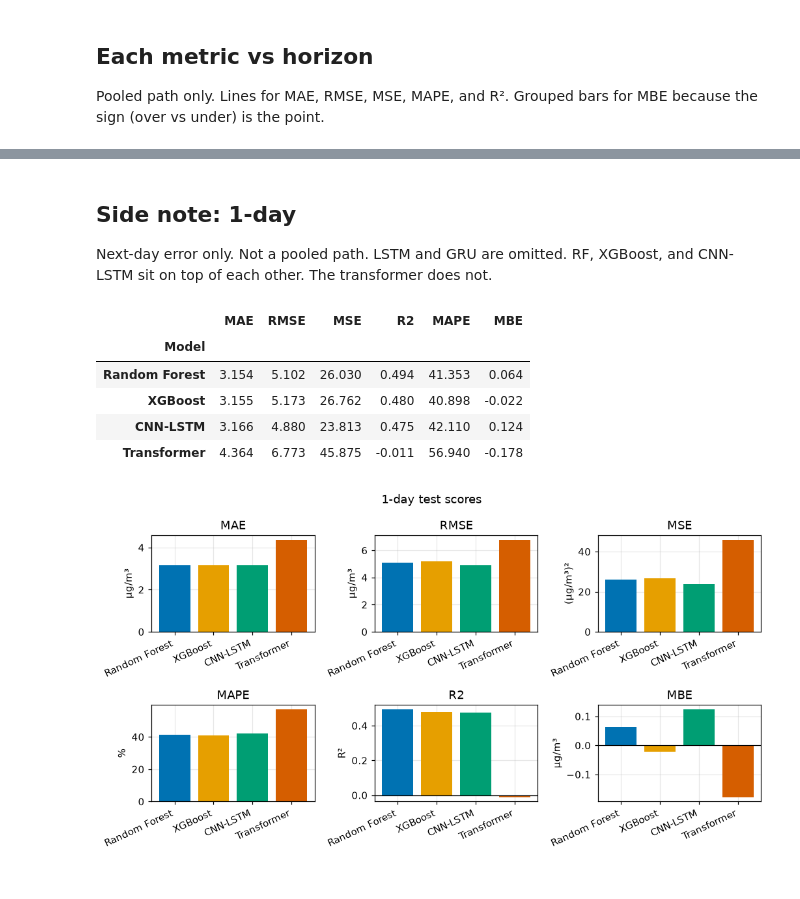
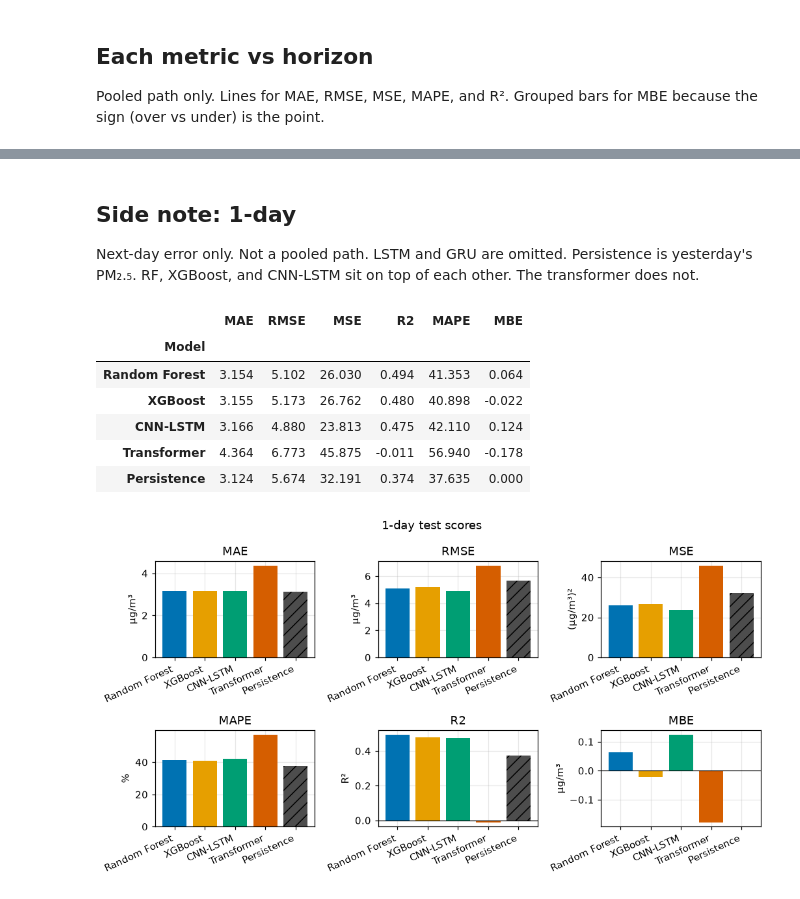
Before and after one commit to Masters-Paper-Forecasting/code, a Jupyter notebook: model_training/pooled_path_comparison_plots.ipynb, the cells around one changed output, grey strips where cells are left out. Drawn from its saved outputs; the diff is of its cells as text; code cells hidden in the pictures.

```diff
--- a/model_training/pooled_path_comparison_plots.ipynb
+++ b/model_training/pooled_path_comparison_plots.ipynb
@@ -23,6 +23,7 @@ PREFERRED = [
     "GRU",
     "CNN-LSTM",
     "Transformer",
+    "Persistence",
 ]
 COLORS = {
     "Random Forest": "#0072B2",
@@ -31,6 +32,7 @@ COLORS = {
     "GRU": "#CC79A7",
     "CNN-LSTM": "#009E73",
     "Transformer": "#D55E00",
+    "Persistence": "#4D4D4D",
 }
 HORIZONS = [7, 14, 30]
 MARKERS = {7: "s", 14: "D", 30: "^"}
@@ -262,7 +283,7 @@ plt.show()
 # %% [markdown]
 ## Side note: 1-day
 
-Next-day error only. Not a pooled path. LSTM and GRU are omitted. RF, XGBoost, and CNN-LSTM sit on top of each other. The transformer does not.
+Next-day error only. Not a pooled path. LSTM and GRU are omitted. Persistence is yesterday's PM₂.₅. RF, XGBoost, and CNN-LSTM sit on top of each other. The transformer does not.
 # %%
 one_day_tbl = (
     one_day.set_index("Model")
@@ -272,32 +293,38 @@ one_day_tbl = (
 display(one_day_tbl)
 
 panels = [
     ("MAE", "µg/m³", False),
     ("RMSE", "µg/m³", False),
     ("MSE", "(µg/m³)²", False),
     ("MAPE", "%", False),
     ("R2", "R²", True),
     ("MBE", "µg/m³", True),
 ]
 fig, axes = plt.subplots(2, 3, figsize=(9.5, 5.2))
 x = np.arange(len(MODELS_1D))
 for ax, (col, ylab, zero_line) in zip(axes.ravel(), panels):
     vals = [float(one_day.loc[one_day["Model"] == m, col].iloc[0]) for m in MODELS_1D]
-    ax.bar(x, vals, color=[COLORS[m] for m in MODELS_1D])
+    ax.bar(
+        x,
+        vals,
+        color=[COLORS[m] for m in MODELS_1D],
+        hatch=["//" if m == "Persistence" else None for m in MODELS_1D],
+    )
     if zero_line:
         ax.axhline(0, color="black", linewidth=0.8)
     ax.set_xticks(x)
     ax.set_xticklabels(MODELS_1D, rotation=25, ha="right")
     ax.set_ylabel(ylab)
     ax.set_title(col)
 fig.suptitle("1-day test scores")
 fig.tight_layout()
 plt.show()
 # %% [output]
 |  | MAE | RMSE | MSE | R2 | MAPE | MBE |
 | Model |  |  |  |  |  |  |
 | Random Forest | 3.154 | 5.102 | 26.030 | 0.494 | 41.353 | 0.064 |
 | XGBoost | 3.155 | 5.173 | 26.762 | 0.480 | 40.898 | -0.022 |
 | CNN-LSTM | 3.166 | 4.880 | 23.813 | 0.475 | 42.110 | 0.124 |
 | Transformer | 4.364 | 6.773 | 45.875 | -0.011 | 56.940 | -0.178 |
+| Persistence | 3.124 | 5.674 | 32.191 | 0.374 | 37.635 | 0.000 |
-[figure, old version]
+[figure, new version]
```
Also changed, not shown: parts of 16 cells of this notebook, 6 other files.
